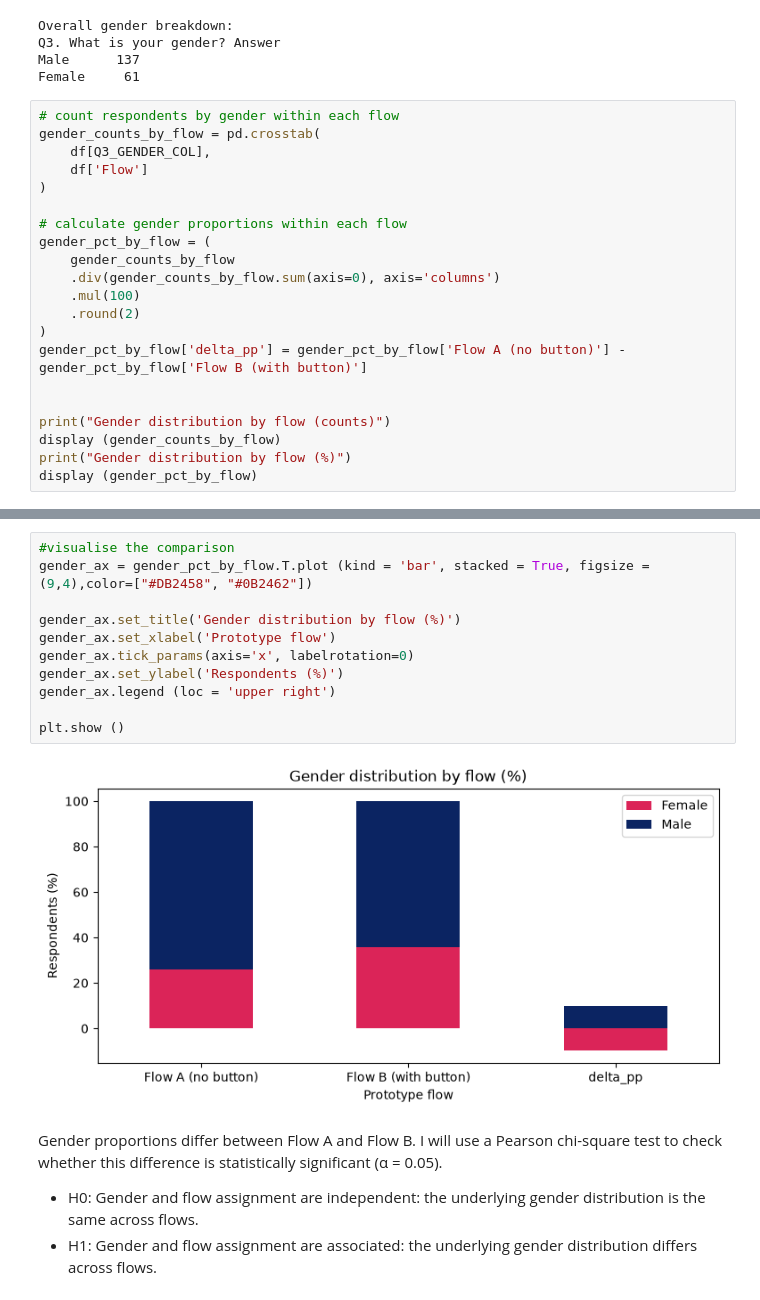
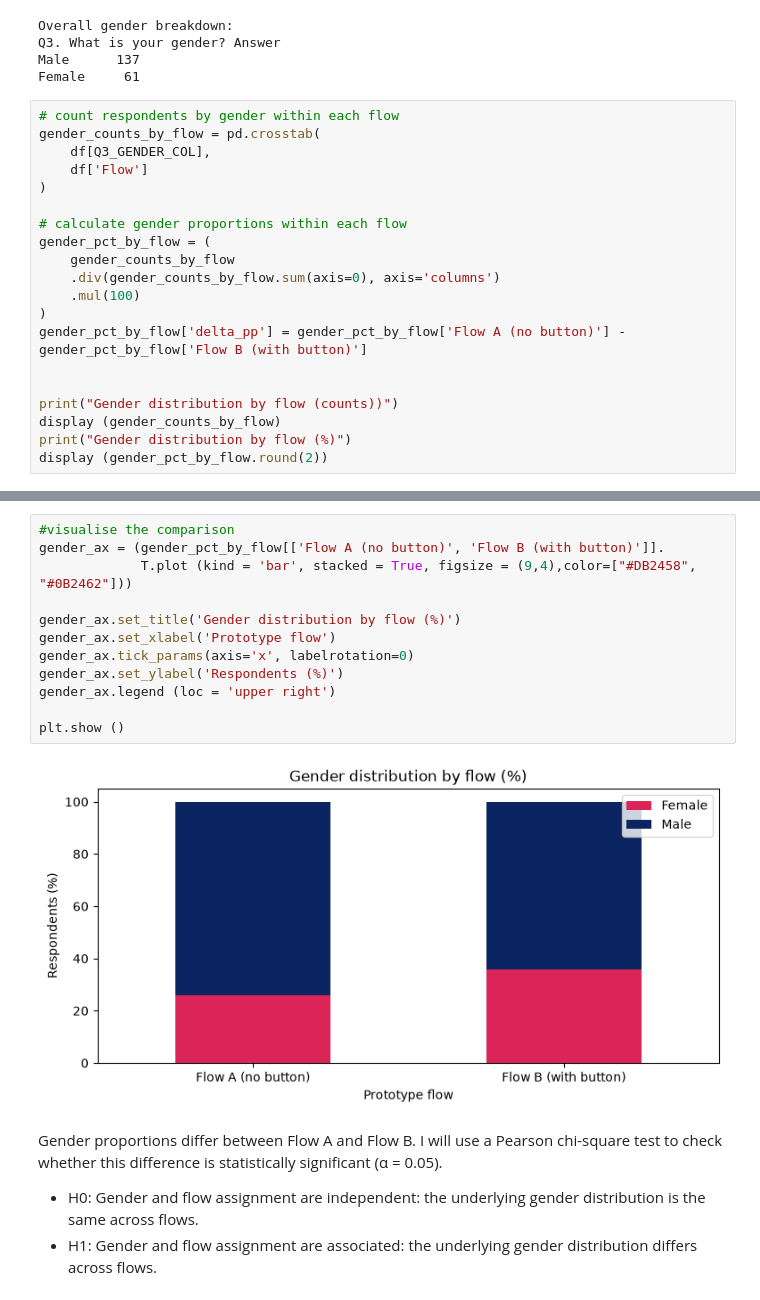
Before and after one commit to elena-kolo/payment-flow-experimentation-analysis, a Jupyter notebook: notebooks/02_sample_balance.ipynb, the cells around one changed output, grey strips where cells are left out. Drawn from its saved outputs; the diff is of its cells as text.

```diff
--- a/notebooks/02_sample_balance.ipynb
+++ b/notebooks/02_sample_balance.ipynb
@@ -178,13 +178,12 @@ gender_pct_by_flow = (
     gender_counts_by_flow
     .div(gender_counts_by_flow.sum(axis=0), axis='columns')
     .mul(100)
-    .round(2)
 )
 gender_pct_by_flow['delta_pp'] = gender_pct_by_flow['Flow A (no button)'] - gender_pct_by_flow['Flow B (with button)']
 
 
-print("Gender distribution by flow (counts)")
+print("Gender distribution by flow (counts))")
 display (gender_counts_by_flow)
 print("Gender distribution by flow (%)")
-display (gender_pct_by_flow)
+display (gender_pct_by_flow.round(2))
 # %% [output]
@@ -200,17 +199,18 @@ Gender distribution by flow (%)
 | Male | 74.0 | 64.29 | 9.71 |
 # %%
 #visualise the comparison
-gender_ax = gender_pct_by_flow.T.plot (kind = 'bar', stacked = True, figsize = (9,4),color=["#DB2458", "#0B2462"])
+gender_ax = (gender_pct_by_flow[['Flow A (no button)', 'Flow B (with button)']].
+             T.plot (kind = 'bar', stacked = True, figsize = (9,4),color=["#DB2458", "#0B2462"]))
 
 gender_ax.set_title('Gender distribution by flow (%)')
 gender_ax.set_xlabel('Prototype flow')
 gender_ax.tick_params(axis='x', labelrotation=0)
 gender_ax.set_ylabel('Respondents (%)')
 gender_ax.legend (loc = 'upper right')
 
 plt.show ()
 # %% [output]
-[figure, old version]
+[figure, new version]
 # %% [markdown]
 Gender proportions differ between Flow A and Flow B. I will use a Pearson chi-square test to check whether this difference is statistically significant (α = 0.05).
 
```
Also changed, not shown: parts of 11 cells of this notebook, 2 other files.
